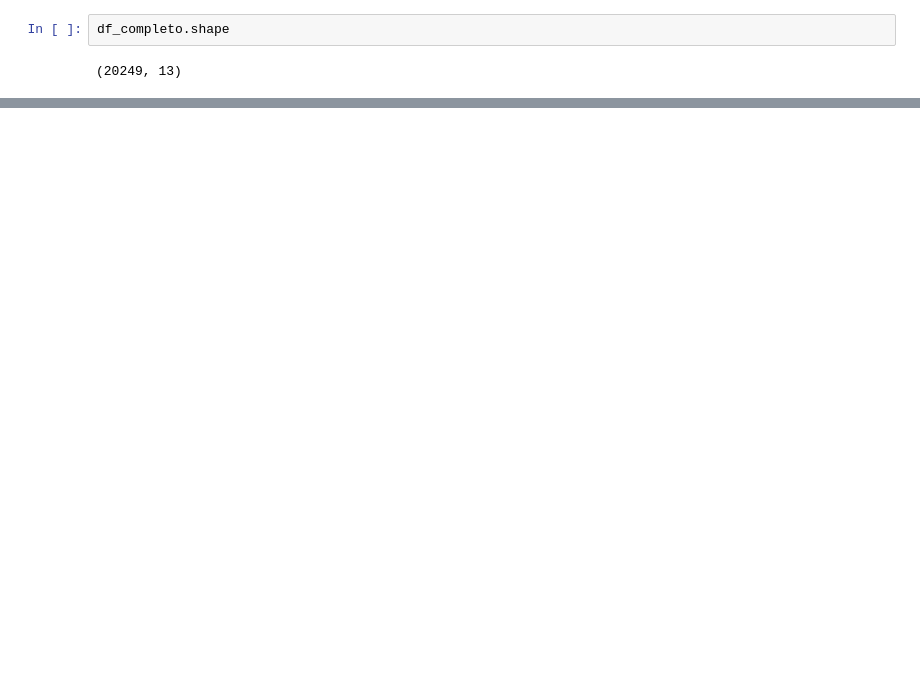
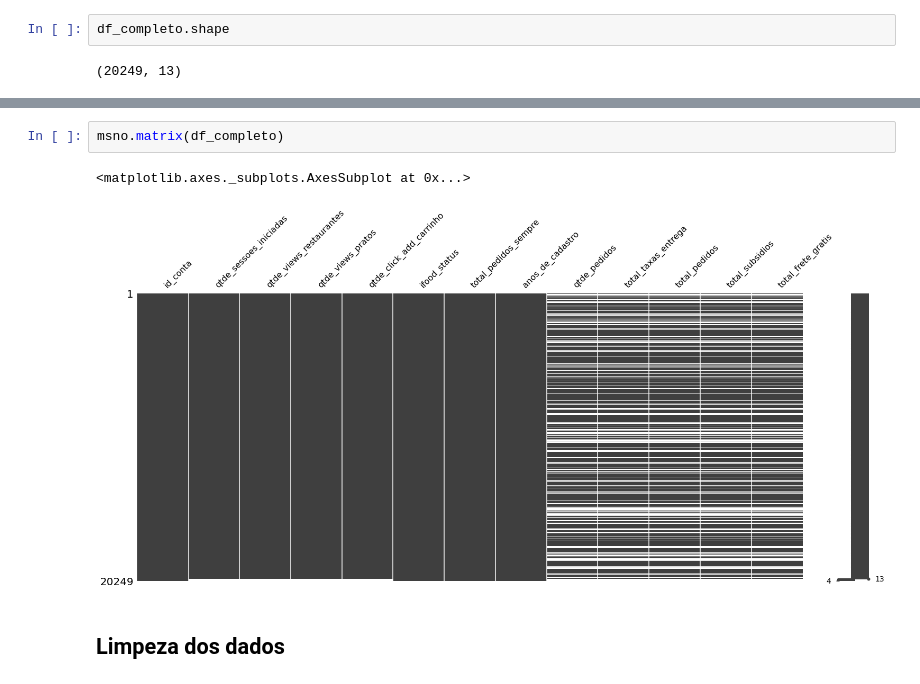
Before and after one commit to casjunior93/Desafio-Tera---Clusteriza-o, a Jupyter notebook: Desafio_Tera_e_Ifood_Clusterização.ipynb, the cells around one changed output, grey strips where cells are left out. Cells and saved outputs as stored; diff of their text form; blank space fills up the shorter version.

Commit message:
Iniciando a limpeza dos dados

```diff
--- a/Desafio_Tera_e_Ifood_Clusterização.ipynb
+++ b/Desafio_Tera_e_Ifood_Clusterização.ipynb
@@ -646,0 +704,7 @@ df_completo.shape
+# %%
+msno.matrix(df_completo)
+# %% [output]
+<matplotlib.axes._subplots.AxesSubplot at 0x...>
+[figure, added]
+# %% [markdown]
+## Limpeza dos dados
```
Also changed, not shown: parts of 4 cells of this notebook.
